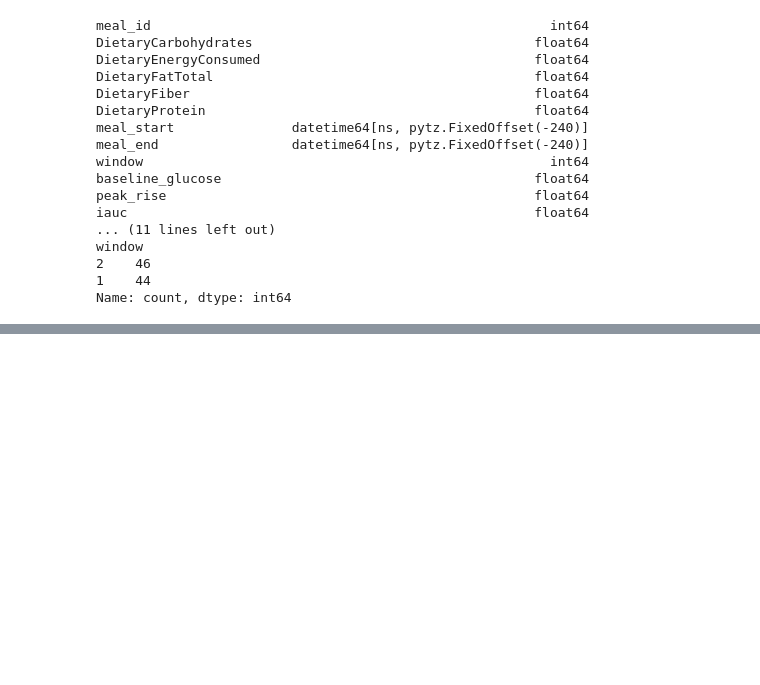
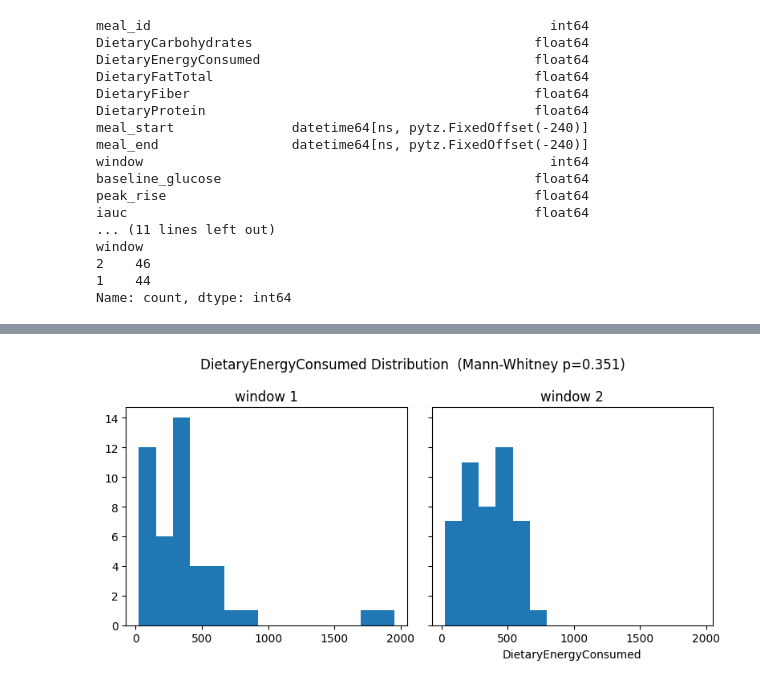
Before and after one commit to kayc26/cgm_insights, a Jupyter notebook: src/model.ipynb, the cells around one changed output, grey strips where cells are left out. Saved outputs shown, nothing was run; the diff lists cells and outputs as text; code cells hidden in the pictures; blank space fills up the shorter version.

```diff
--- a/src/model.ipynb
+++ b/src/model.ipynb
@@ -26,0 +117,4 @@ Name: count, dtype: int64
+# %%
+plot_feature_distribution(windows, 'DietaryEnergyConsumed')
+# %% [output]
+[figure, added]
```
Also changed, not shown: parts of 16 cells of this notebook.
